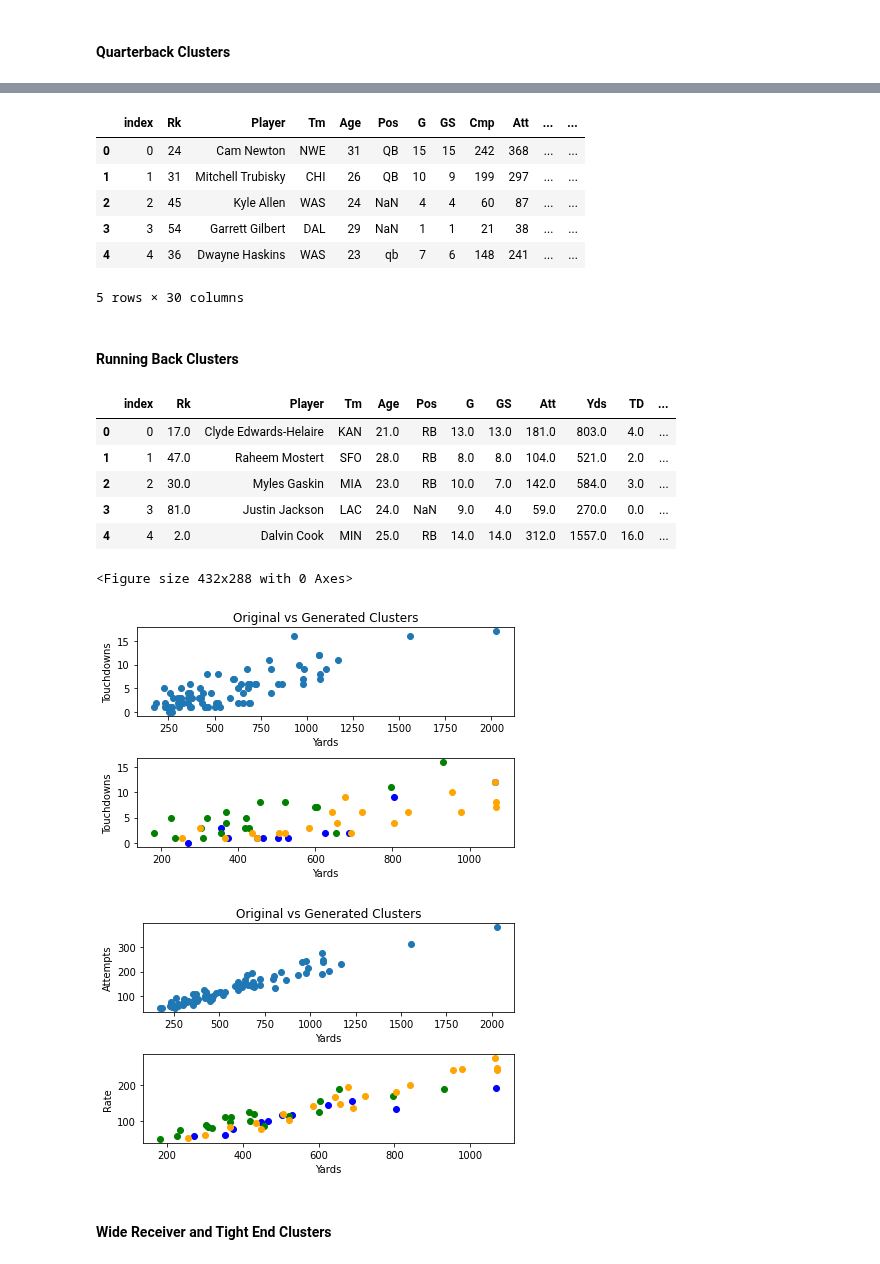
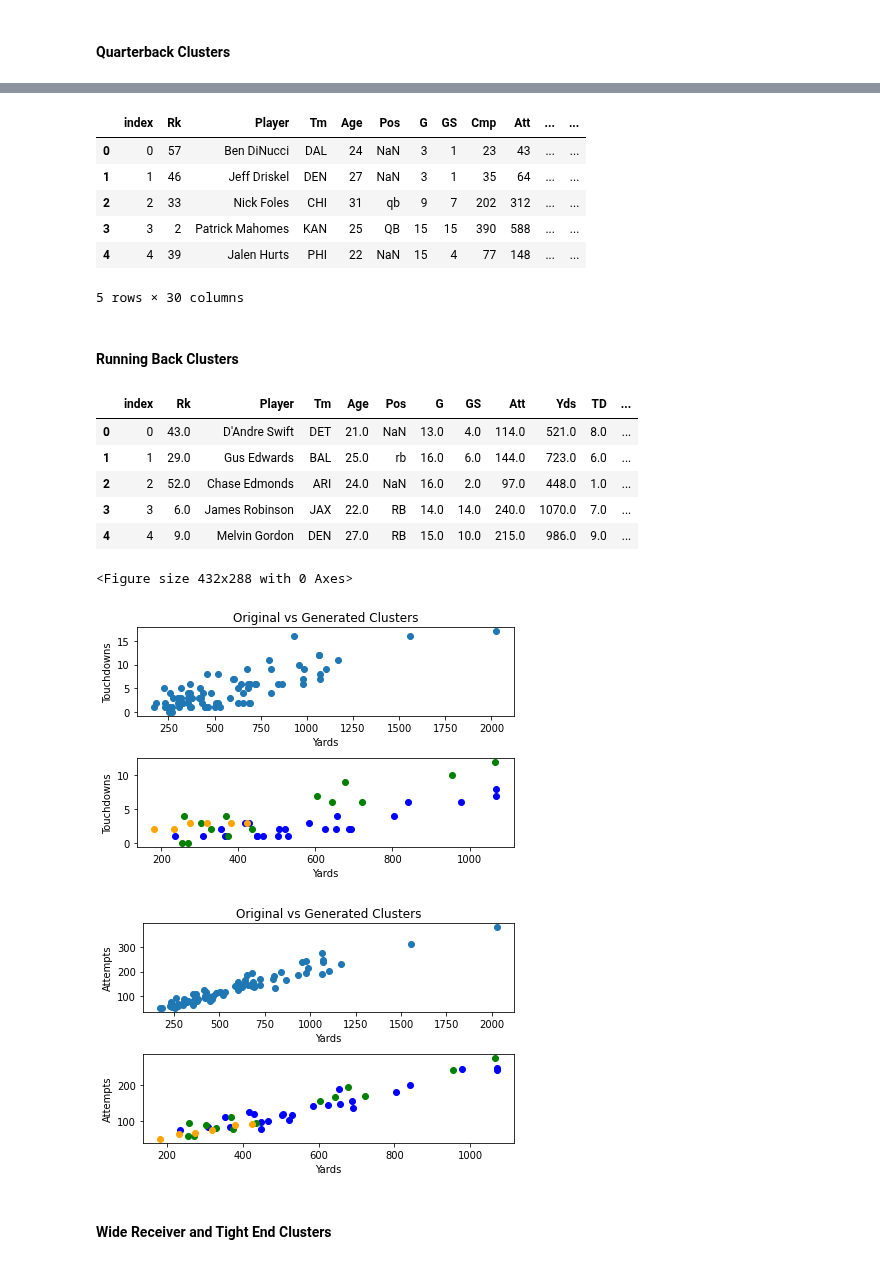
Before and after one commit to MatthewJohnson07/CS334-FinalProject, a Jupyter notebook: Gaussian Mixture Clustering Football Tiers.ipynb, the cells around one changed output, grey strips where cells are left out. Saved outputs shown, nothing was run; the diff lists cells and outputs as text; code cells hidden in the pictures.

Commit message:
Final Submission, Unable to completely fix clustering

```diff
--- a/Gaussian Mixture Clustering Football Tiers.ipynb
+++ b/Gaussian Mixture Clustering Football Tiers.ipynb
@@ -96,6 +96,9 @@ class GaussianM:
         of iterations to conduct the EM algorithm.
     '''
     def fit(self, X):
+        if X.shape[0] < self.num_components:
+            print("ERROR: More Clusters than Rows")
+
         # Spliting the data in num_clusters subsets
         split_data = np.array_split(X, self.num_clusters)
 
@@ -251,11 +254,11 @@ plt.show()
 new_qbs.head()
 # %% [output]
 |  | index | Rk | Player | Tm | Age | Pos | G | GS | Cmp | Att | ... | ... |
-| 0 | 0 | 24 | Cam Newton | NWE | 31 | QB | 15 | 15 | 242 | 368 | ... | ... |
-| 1 | 1 | 31 | Mitchell Trubisky | CHI | 26 | QB | 10 | 9 | 199 | 297 | ... | ... |
-| 2 | 2 | 45 | Kyle Allen | WAS | 24 | NaN | 4 | 4 | 60 | 87 | ... | ... |
-| 3 | 3 | 54 | Garrett Gilbert | DAL | 29 | NaN | 1 | 1 | 21 | 38 | ... | ... |
-| 4 | 4 | 36 | Dwayne Haskins | WAS | 23 | qb | 7 | 6 | 148 | 241 | ... | ... |
+| 0 | 0 | 57 | Ben DiNucci | DAL | 24 | NaN | 3 | 1 | 23 | 43 | ... | ... |
+| 1 | 1 | 46 | Jeff Driskel | DEN | 27 | NaN | 3 | 1 | 35 | 64 | ... | ... |
+| 2 | 2 | 33 | Nick Foles | CHI | 31 | qb | 9 | 7 | 202 | 312 | ... | ... |
+| 3 | 3 | 2 | Patrick Mahomes | KAN | 25 | QB | 15 | 15 | 390 | 588 | ... | ... |
+| 4 | 4 | 39 | Jalen Hurts | PHI | 22 | NaN | 15 | 4 | 77 | 148 | ... | ... |
 5 rows × 30 columns
 # %% [markdown]
 #### Running Back Clusters
@@ -265,11 +268,11 @@ new_rbs['Cluster'] = pd.Series(pred_rbs)
 new_rbs.head()
 # %% [output]
 |  | index | Rk | Player | Tm | Age | Pos | G | GS | Att | Yds | TD | ... |
-| 0 | 0 | 17.0 | Clyde Edwards-Helaire | KAN | 21.0 | RB | 13.0 | 13.0 | 181.0 | 803.0 | 4.0 | ... |
-| 1 | 1 | 47.0 | Raheem Mostert | SFO | 28.0 | RB | 8.0 | 8.0 | 104.0 | 521.0 | 2.0 | ... |
-| 2 | 2 | 30.0 | Myles Gaskin | MIA | 23.0 | RB | 10.0 | 7.0 | 142.0 | 584.0 | 3.0 | ... |
-| 3 | 3 | 81.0 | Justin Jackson | LAC | 24.0 | NaN | 9.0 | 4.0 | 59.0 | 270.0 | 0.0 | ... |
-| 4 | 4 | 2.0 | Dalvin Cook | MIN | 25.0 | RB | 14.0 | 14.0 | 312.0 | 1557.0 | 16.0 | ... |
+| 0 | 0 | 43.0 | D'Andre Swift | DET | 21.0 | NaN | 13.0 | 4.0 | 114.0 | 521.0 | 8.0 | ... |
+| 1 | 1 | 29.0 | Gus Edwards | BAL | 25.0 | rb | 16.0 | 6.0 | 144.0 | 723.0 | 6.0 | ... |
+| 2 | 2 | 52.0 | Chase Edmonds | ARI | 24.0 | NaN | 16.0 | 2.0 | 97.0 | 448.0 | 1.0 | ... |
+| 3 | 3 | 6.0 | James Robinson | JAX | 22.0 | RB | 14.0 | 14.0 | 240.0 | 1070.0 | 7.0 | ... |
+| 4 | 4 | 9.0 | Melvin Gordon | DEN | 27.0 | RB | 15.0 | 10.0 | 215.0 | 986.0 | 9.0 | ... |
 # %%
 fig = plt.figure()
 fig.suptitle('Vertically stacked subplots')
@@ -281,36 +284,36 @@ ax1.set_xlabel('Yards')
 ax1.set_ylabel('Touchdowns')
 ax1.set_title('Original vs Generated Clusters')
 
 # Clusters
 color=['blue','green','orange']
 for k in range(0,3):
     data = new_rbs[new_rbs["Cluster"]==k]
     ax2.scatter(data["Yds"],data["TD"],c=color[k])
 ax2.set_xlabel('Yards')
 ax2.set_ylabel('Touchdowns')
 fig.tight_layout()
 plt.show()
 
 fig,(ax3, ax4) = plt.subplots(2, sharex=False, sharey = False)
 
 ax3.scatter(RBs["Yds"],RBs["Att"])
 ax3.set_xlabel('Yards')
 ax3.set_ylabel('Attempts')
 ax3.set_title('Original vs Generated Clusters')
 
 # Clusters
 color=['blue','green','orange']
 for k in range(0,3):
     data = new_rbs[new_rbs["Cluster"]==k]
     ax4.scatter(data["Yds"],data["Att"],c=color[k])
 ax4.set_xlabel('Yards')
-ax4.set_ylabel('Rate')
+ax4.set_ylabel('Attempts')
 fig.tight_layout()
 plt.show()
 # %% [output]
 <Figure size 432x288 with 0 Axes>
-[figure, old version]
+[figure, new version]
-[figure, old version]
+[figure, new version]
 # %% [markdown]
 #### Wide Receiver and Tight End Clusters
 # %%
```
Also changed, not shown: parts of 8 cells of this notebook.
